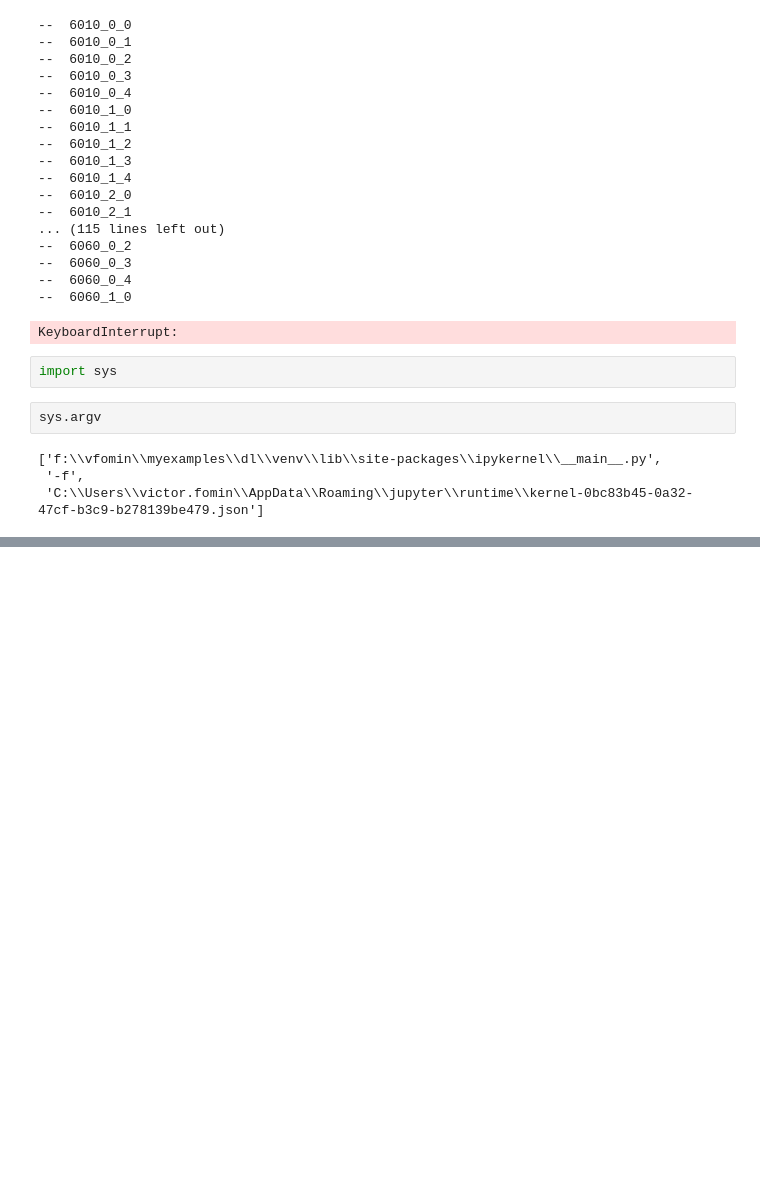
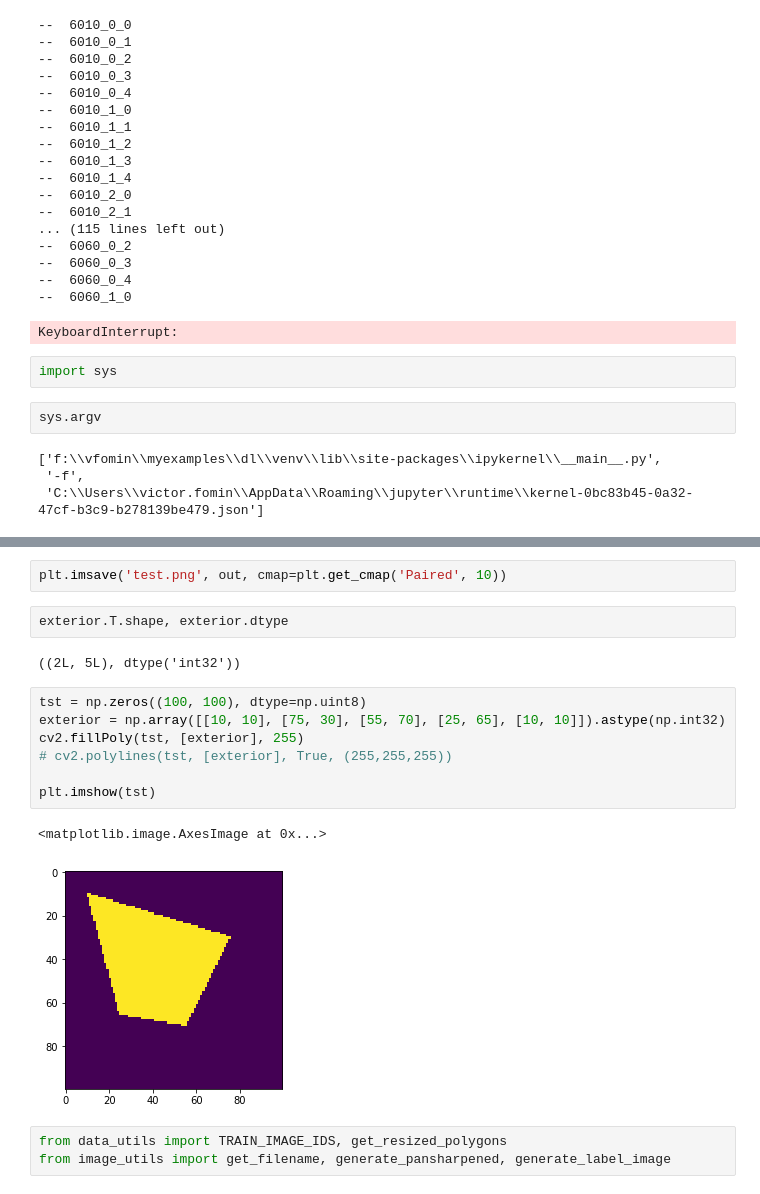
Before and after one commit to vfdev-5/DSTL_FD, a Jupyter notebook: examples/temp.ipynb, the cells around one changed output, grey strips where cells are left out. Saved outputs shown, nothing was run; the diff lists cells and outputs as text; blank space fills up the shorter version.

```diff
--- a/examples/temp.ipynb
+++ b/examples/temp.ipynb
@@ -105,0 +236,19 @@ sys.argv
+# %%
+plt.imsave('test.png', out, cmap=plt.get_cmap('Paired', 10))
+# %%
+exterior.T.shape, exterior.dtype
+# %% [output]
+((2L, 5L), dtype('int32'))
+# %%
+tst = np.zeros((100, 100), dtype=np.uint8)
+exterior = np.array([[10, 10], [75, 30], [55, 70], [25, 65], [10, 10]]).astype(np.int32)
+cv2.fillPoly(tst, [exterior], 255)
+# cv2.polylines(tst, [exterior], True, (255,255,255))
+
+plt.imshow(tst)
+# %% [output]
+<matplotlib.image.AxesImage at 0x...>
+[figure, added]
+# %%
+from data_utils import TRAIN_IMAGE_IDS, get_resized_polygons
+from image_utils import get_filename, generate_pansharpened, generate_label_image
```
Also changed, not shown: parts of 15 cells of this notebook, 7 other files.
